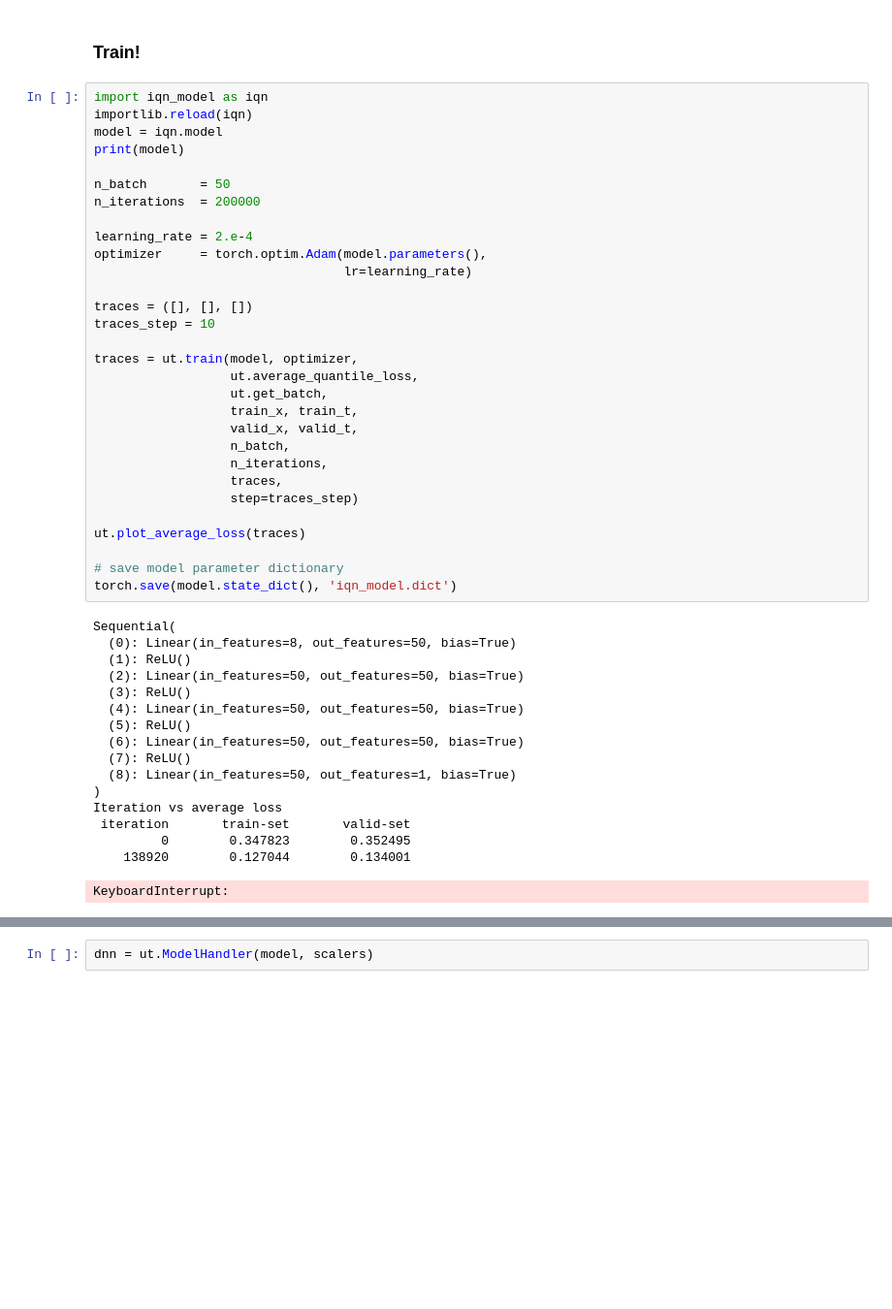
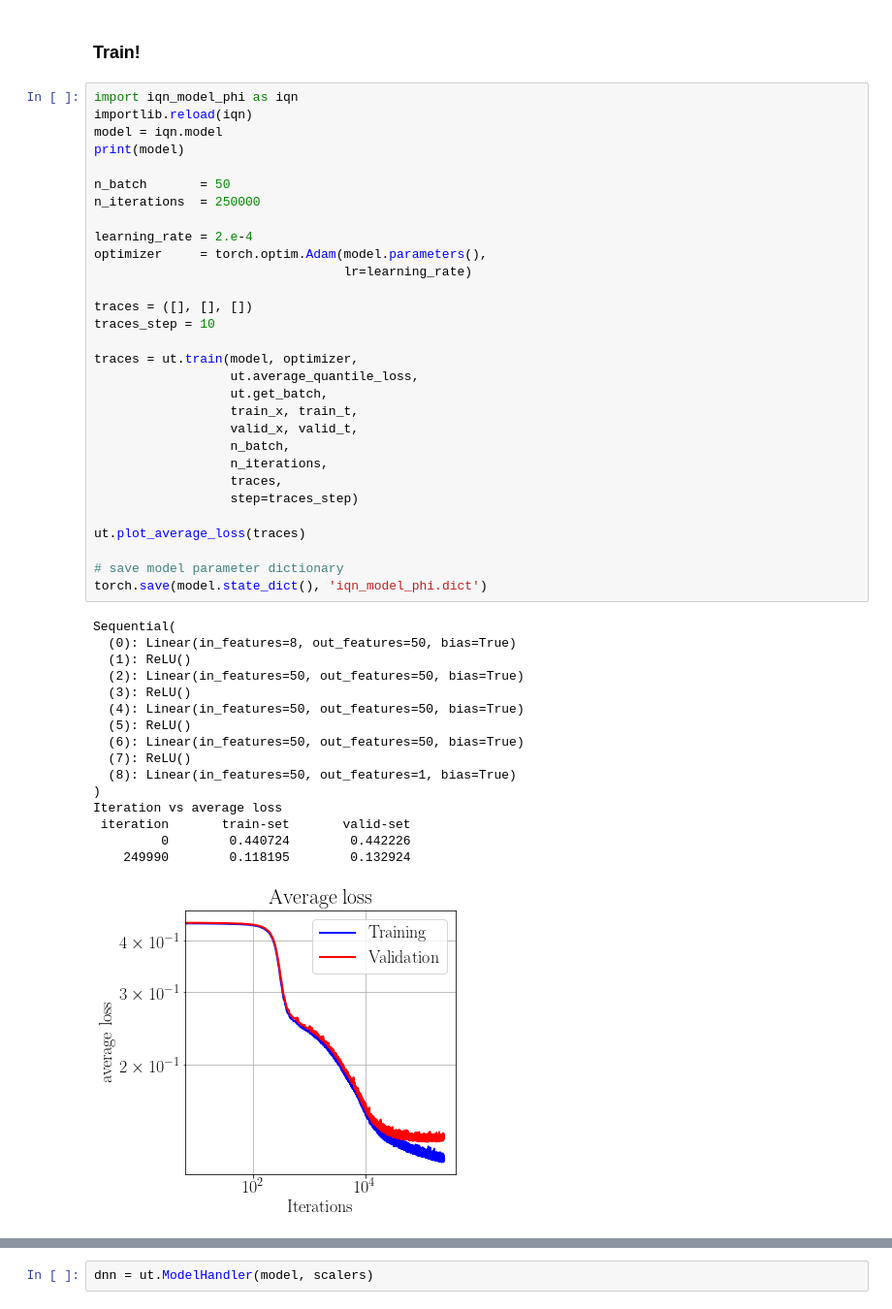
Before and after one commit to AliAlkadhim/IQN_HEP, a Jupyter notebook: IQN_train.ipynb, the cells around one changed output, grey strips where cells are left out. Shown at 97% size. Cells and saved outputs as stored; diff of their text form; blank space fills up the shorter version.

```diff
--- a/IQN_train.ipynb
+++ b/IQN_train.ipynb
@@ -429,13 +458,13 @@ Overwriting iqn_model.py
 # %% [markdown]
 ### Train!
 # %%
-import iqn_model as iqn
+import iqn_model_phi as iqn
 importlib.reload(iqn)
 model = iqn.model
 print(model)
 
 n_batch       = 50
-n_iterations  = 200000
+n_iterations  = 250000
 
 learning_rate = 2.e-4
 optimizer     = torch.optim.Adam(model.parameters(),
@@ -444,34 +473,34 @@ optimizer     = torch.optim.Adam(model.parameters(),
 traces = ([], [], [])
 traces_step = 10
 
 traces = ut.train(model, optimizer,
                   ut.average_quantile_loss,
                   ut.get_batch,
                   train_x, train_t,
                   valid_x, valid_t,
                   n_batch,
                   n_iterations,
                   traces,
                   step=traces_step)
 
 ut.plot_average_loss(traces)
 
 # save model parameter dictionary
-torch.save(model.state_dict(), 'iqn_model.dict')
+torch.save(model.state_dict(), 'iqn_model_phi.dict')
 # %% [output]
 Sequential(
   (0): Linear(in_features=8, out_features=50, bias=True)
   (1): ReLU()
   (2): Linear(in_features=50, out_features=50, bias=True)
   (3): ReLU()
   (4): Linear(in_features=50, out_features=50, bias=True)
   (5): ReLU()
   (6): Linear(in_features=50, out_features=50, bias=True)
   (7): ReLU()
   (8): Linear(in_features=50, out_features=1, bias=True)
 )
 Iteration vs average loss
  iteration       train-set       valid-set
-         0        0.347823        0.352495
-    138920        0.127044        0.134001
+         0        0.440724        0.442226
+    249990        0.118195        0.132924
-KeyboardInterrupt:
+[figure, added]
```
Also changed, not shown: parts of 11 cells of this notebook, 10 other files.
